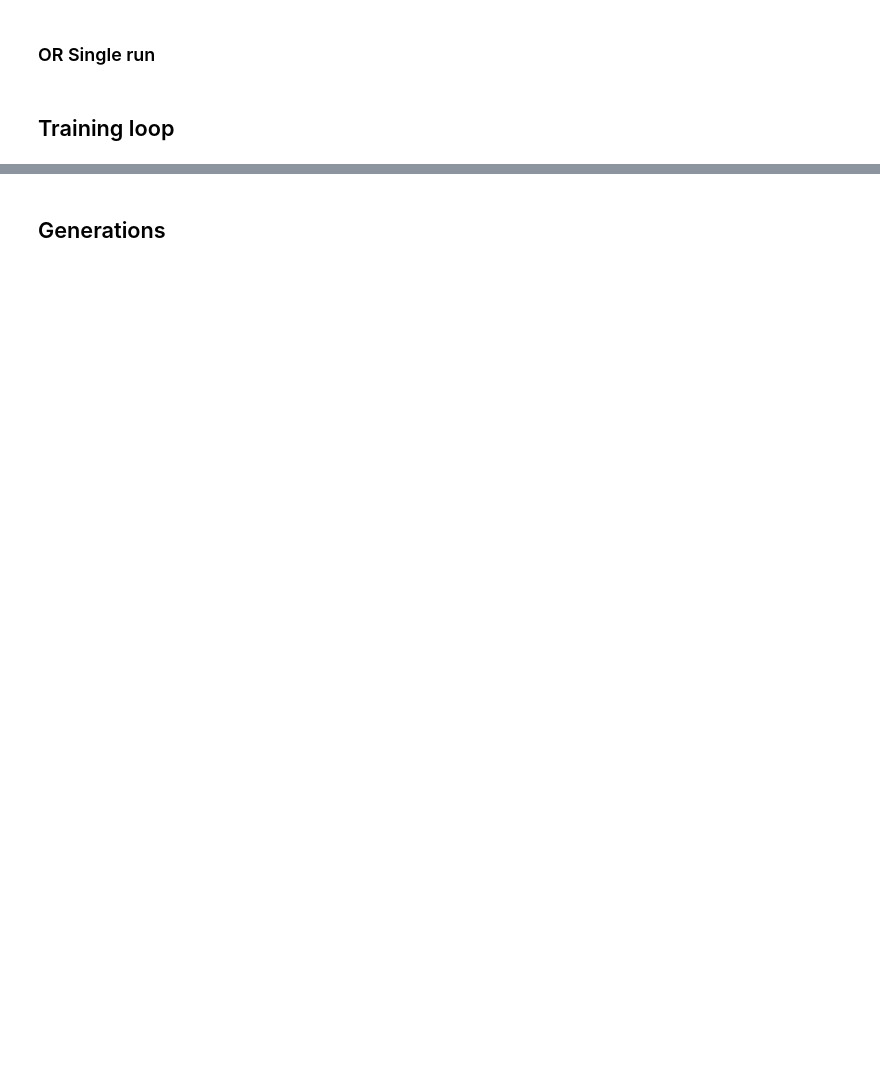
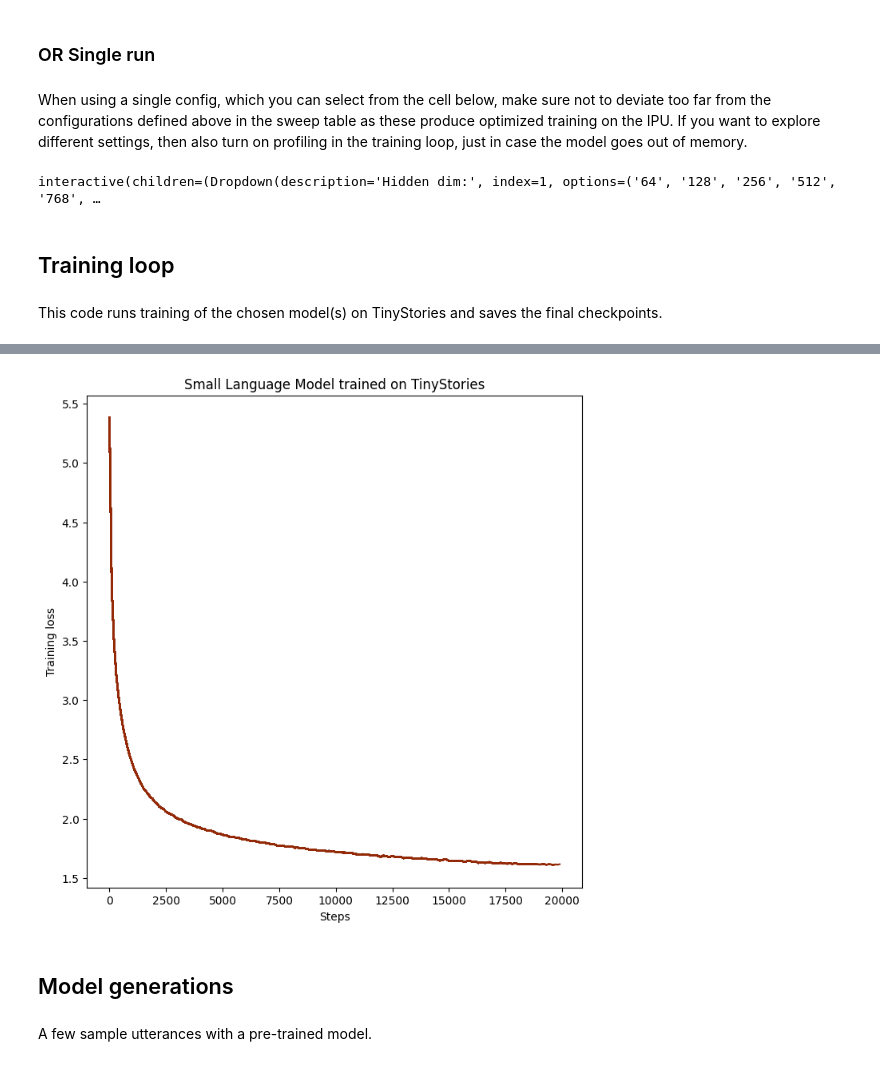
Before and after one commit to graphcore-research/notebooks, a Jupyter notebook: tinyStories/TinyStories.ipynb, the cells around one changed output, grey strips where cells are left out. Cells and saved outputs as stored; diff of their text form; code cells hidden in the pictures; blank space fills up the shorter version.

```diff
--- a/tinyStories/TinyStories.ipynb
+++ b/tinyStories/TinyStories.ipynb
@@ -503,6 +619,8 @@ data = [
 run_configs = pd.DataFrame(data, columns=columns)
 # %% [markdown]
 ### OR Single run
+# %% [markdown]
+When using a single config, which you can select from the cell below, make sure not to deviate too far from the configurations defined above in the sweep table as these produce optimized training on the IPU. If you want to explore different settings, then also turn on profiling in the training loop, just in case the model goes out of memory.
 # %%
 from ipywidgets import interact, interactive, fixed, interact_manual
 from IPython import display
@@ -526,15 +644,19 @@ interactive_data = interactive(hyperparameters,
                                                       value=depth, description='Depth:', disabled=False),
                           pipeline_stages=widgets.IntSlider(value=ps, min=1, max=4,step=1,
                                                             description='Pipeline:',disabled=False),
-                          compute_batch_size=widgets.IntSlider(value=cbs, min=1, max=16,step=1,
+                          compute_batch_size=widgets.IntSlider(value=cbs, min=1, max=8,step=1,
                                                             description='Batch size:',disabled=False),
                           offloading=offloading,
                           checkpointing=checkpointing)
 
 display.display(interactive_data)
 run_configs = pd.DataFrame([interactive_data.result], columns=columns)
+# %% [output]
+interactive(children=(Dropdown(description='Hidden dim:', index=1, options=('64', '128', '256', '512', '768', …
 # %% [markdown]
 ## Training loop
+# %% [markdown]
+This code runs training of the chosen model(s) on TinyStories and saves the final checkpoints.
 # %%
 dataset = Dataset.create(vocab_size=8192, path=Path("data"))
 
@@ -544,23 +666,20 @@ for _, run_config in  run_configs.iterrows():
     name =  f"h{hidden_size}_l{depth}_model"
     experiment =  Experiment(
         name,
-        ModelConfig(hidden_size=hidden_size, depth=depth, seq_length=512, head_size=64,
-                    dtype="half", pipeline_stages=pipeline_stages, checkpointing=checkpointing),
-        TrainingConfig(lr=3e-4, steps=int(20000), batch_size=128, compute_batch_size=compute_batch_size,
-                        replicas=NUMBER_OF_IPUS//pipeline_stages, offloading=offloading,
-                       device_iterations=100, generation_temperature=0.5),
+        ModelConfig(hidden_size=hidden_size, depth=depth, seq_length=512, head_size=64),
+        TrainingConfig(lr=3e-4, steps=int(20_000), batch_size=128, generation_temperature=0.5),
+        ExecutionConfig(dtype="half", pipeline_stages=pipeline_stages, checkpointing=checkpointing,
+                    compute_batch_size=compute_batch_size, replicas=NUMBER_OF_IPUS//pipeline_stages,
+                    offloading=offloading, device_iterations=100),
         profiling=False,
         wandb=False,
     )
 
     trainer = Trainer(experiment, dataset)
     trainer.summary()
-
-    try:
-        trainer.run(validation=True, online_plot=True)
-    finally:
-        trainer.poptorch_trainer.destroy()
+    trainer.run(validation=True, online_plot=True)
 
     if MODEL_SAVING:
         os.makedirs('checkpoints',exist_ok=True)
         torch.save(trainer.model.state_dict(), os.path.join('checkpoints',name))
+# %% [output]
@@ -567,5 +687,8 @@ for _, run_config in  run_configs.iterrows():
+[figure, added]
-# %% [markdown]
-## Generations
+# %% [markdown]
+## Model generations
+# %% [markdown]
+A few sample utterances with a pre-trained model.
 # %%
 TEST_PROMPTS = [
     "</s>",
```
Also changed, not shown: parts of 35 cells of this notebook.
